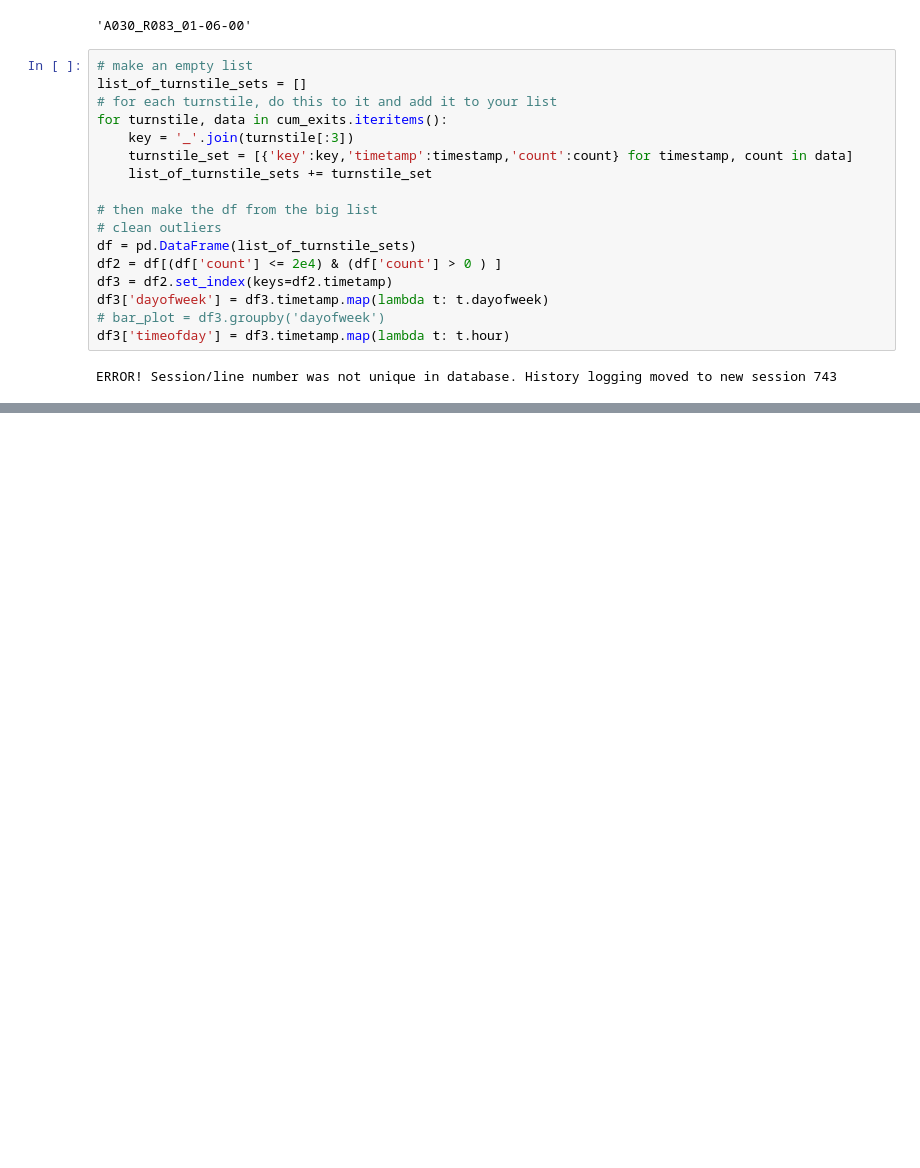
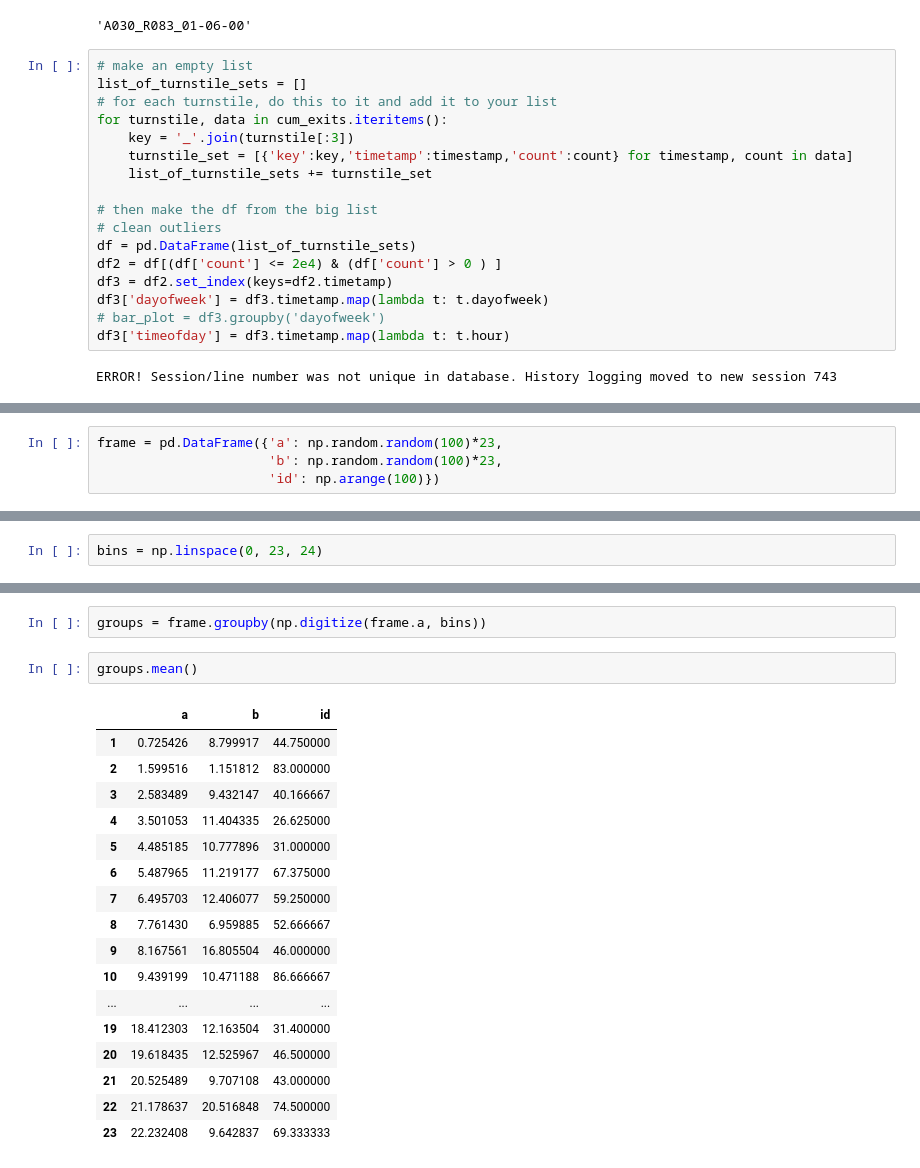
Before and after one commit to Ryanglambert/metis_challenges, a Jupyter notebook: challenge1/Project Benson Data.ipynb, the cells around one changed output, grey strips where cells are left out. Cells and saved outputs as stored; diff of their text form; blank space fills up the shorter version.

```diff
--- a/challenge1/Project Benson Data.ipynb
+++ b/challenge1/Project Benson Data.ipynb
@@ -250,0 +254,4 @@ KeyboardInterrupt:
+# %%
+frame = pd.DataFrame({'a': np.random.random(100)*23,
+                      'b': np.random.random(100)*23,
+                      'id': np.arange(100)})
@@ -250,0 +260,2 @@ KeyboardInterrupt:
+# %%
+bins = np.linspace(0, 23, 24)
@@ -250,0 +273,22 @@ KeyboardInterrupt:
+# %%
+groups = frame.groupby(np.digitize(frame.a, bins))
+# %%
+groups.mean()
+# %% [output]
+|  | a | b | id |
+| 1 | 0.725426 | 8.799917 | 44.750000 |
+| 2 | 1.599516 | 1.151812 | 83.000000 |
+| 3 | 2.583489 | 9.432147 | 40.166667 |
+| 4 | 3.501053 | 11.404335 | 26.625000 |
+| 5 | 4.485185 | 10.777896 | 31.000000 |
+| 6 | 5.487965 | 11.219177 | 67.375000 |
+| 7 | 6.495703 | 12.406077 | 59.250000 |
+| 8 | 7.761430 | 6.959885 | 52.666667 |
+| 9 | 8.167561 | 16.805504 | 46.000000 |
+| 10 | 9.439199 | 10.471188 | 86.666667 |
+| ... | ... | ... | ... |
+| 19 | 18.412303 | 12.163504 | 31.400000 |
+| 20 | 19.618435 | 12.525967 | 46.500000 |
+| 21 | 20.525489 | 9.707108 | 43.000000 |
+| 22 | 21.178637 | 20.516848 | 74.500000 |
+| 23 | 22.232408 | 9.642837 | 69.333333 |
```
Also changed, not shown: parts of 18 cells of this notebook.
